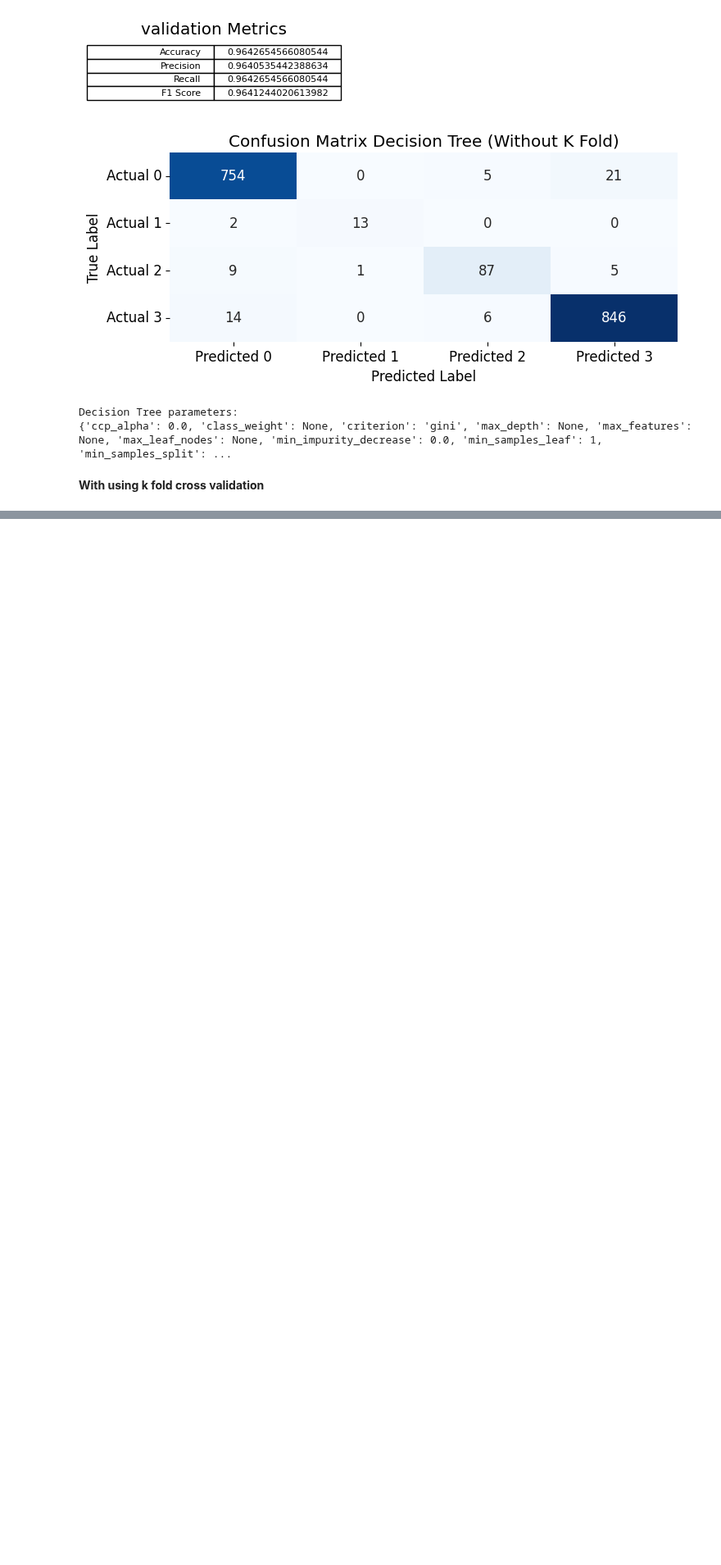
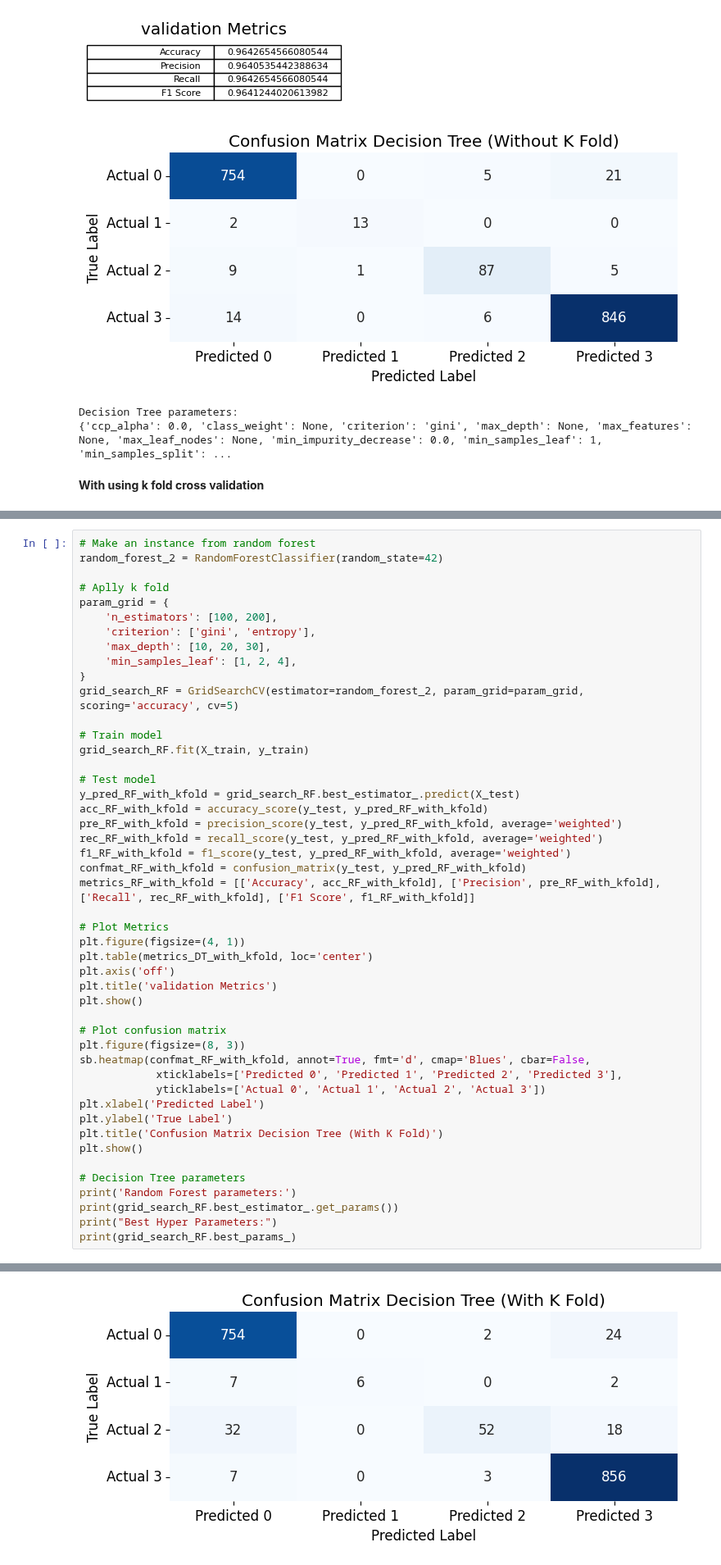
Before and after one commit to yazdanzv/Compare_Multiple_ML_Methods_on_Parkinson_Dataset, a Jupyter notebook: main.ipynb, the cells around one changed output, grey strips where cells are left out. Shown at 82% size. Cells and saved outputs as stored; diff of their text form; blank space fills up the shorter version.

```diff
--- a/main.ipynb
+++ b/main.ipynb
@@ -330,0 +376,48 @@ Decision Tree parameters:
+# %%
+# Make an instance from random forest
+random_forest_2 = RandomForestClassifier(random_state=42)
+
+# Aplly k fold
+param_grid = {
+    'n_estimators': [100, 200],
+    'criterion': ['gini', 'entropy'],
+    'max_depth': [10, 20, 30],
+    'min_samples_leaf': [1, 2, 4],
+}
+grid_search_RF = GridSearchCV(estimator=random_forest_2, param_grid=param_grid, scoring='accuracy', cv=5)
+
+# Train model
+grid_search_RF.fit(X_train, y_train)
+
+# Test model
+y_pred_RF_with_kfold = grid_search_RF.best_estimator_.predict(X_test)
+acc_RF_with_kfold = accuracy_score(y_test, y_pred_RF_with_kfold)
+pre_RF_with_kfold = precision_score(y_test, y_pred_RF_with_kfold, average='weighted')
+rec_RF_with_kfold = recall_score(y_test, y_pred_RF_with_kfold, average='weighted')
+f1_RF_with_kfold = f1_score(y_test, y_pred_RF_with_kfold, average='weighted')
+confmat_RF_with_kfold = confusion_matrix(y_test, y_pred_RF_with_kfold)
+metrics_RF_with_kfold = [['Accuracy', acc_RF_with_kfold], ['Precision', pre_RF_with_kfold], ['Recall', rec_RF_with_kfold], ['F1 Score', f1_RF_with_kfold]]
+
+# Plot Metrics
+plt.figure(figsize=(4, 1))
+plt.table(metrics_DT_with_kfold, loc='center')
+plt.axis('off')
+plt.title('validation Metrics')
+plt.show()
+
+# Plot confusion matrix
+plt.figure(figsize=(8, 3))
+sb.heatmap(confmat_RF_with_kfold, annot=True, fmt='d', cmap='Blues', cbar=False,
+            xticklabels=['Predicted 0', 'Predicted 1', 'Predicted 2', 'Predicted 3'],
+            yticklabels=['Actual 0', 'Actual 1', 'Actual 2', 'Actual 3'])
+plt.xlabel('Predicted Label')
+plt.ylabel('True Label')
+plt.title('Confusion Matrix Decision Tree (With K Fold)')
+plt.show()
+
+# Decision Tree parameters
+print('Random Forest parameters:')
+print(grid_search_RF.best_estimator_.get_params())
+print("Best Hyper Parameters:")
+print(grid_search_RF.best_params_)
+# %% [output]
@@ -330,0 +425 @@ Decision Tree parameters:
+[figure, added]
```
Also changed, not shown: parts of 10 cells of this notebook.
